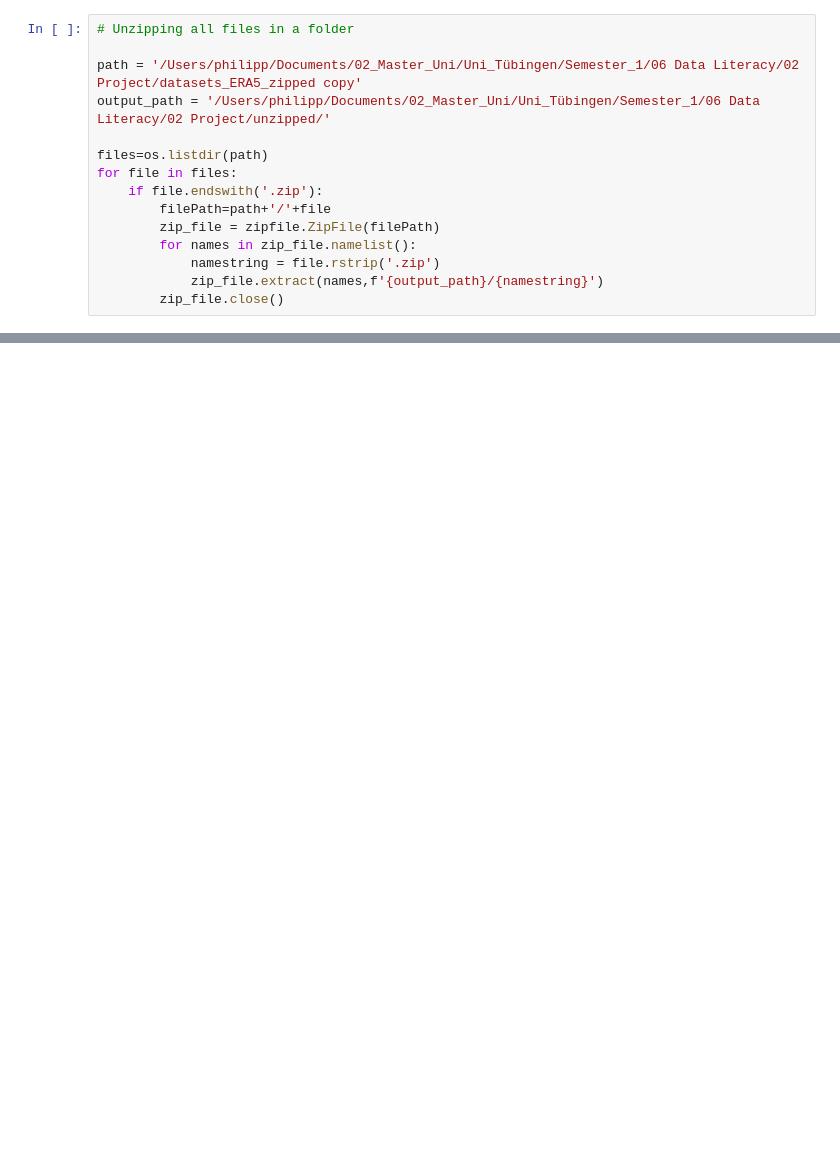
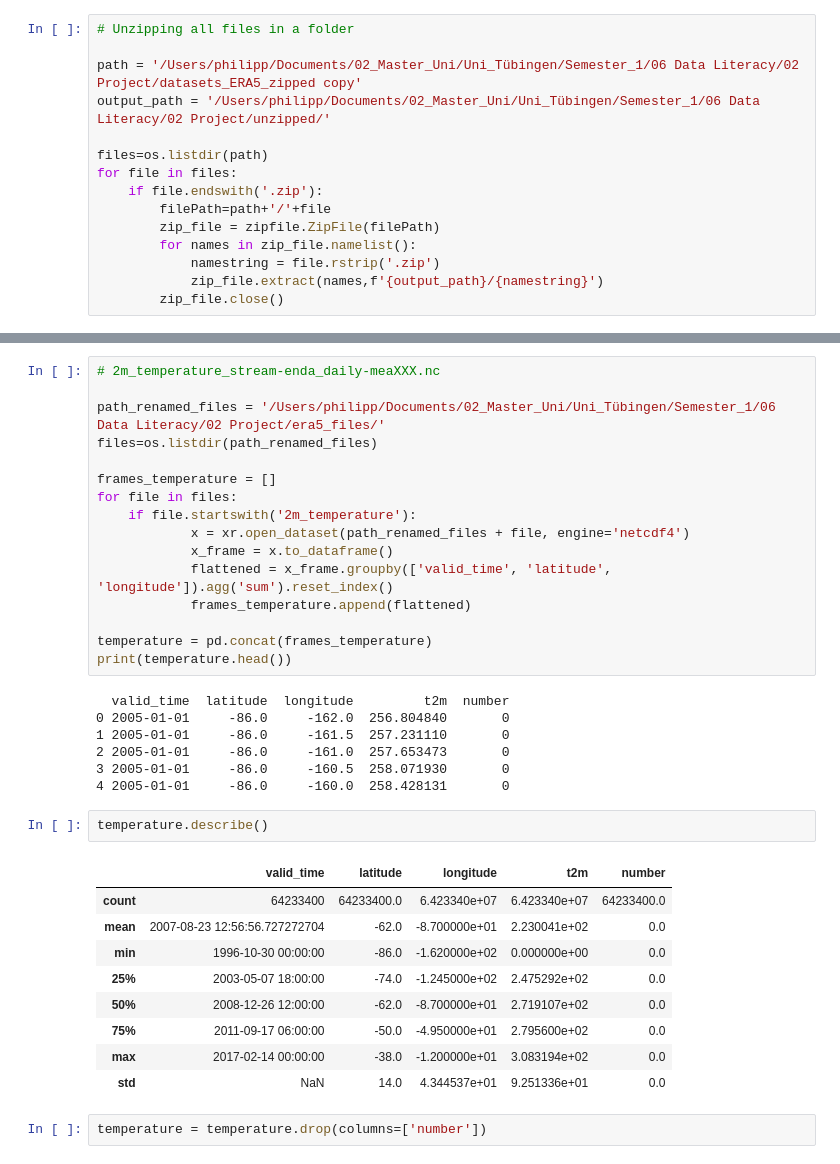
Before and after one commit to lennartp03/projectP, a Jupyter notebook: era5_datasets/era5_datasets_prep.ipynb, the cells around one changed output, grey strips where cells are left out. Saved outputs shown, nothing was run; the diff lists cells and outputs as text; blank space fills up the shorter version.

```diff
--- a/era5_datasets/era5_datasets_prep.ipynb
+++ b/era5_datasets/era5_datasets_prep.ipynb
@@ -33,0 +155,37 @@ for folder in folders:
+# %%
+# 2m_temperature_stream-enda_daily-meaXXX.nc
+
+path_renamed_files = '/Users/philipp/Documents/02_Master_Uni/Uni_Tübingen/Semester_1/06 Data Literacy/02 Project/era5_files/'
+files=os.listdir(path_renamed_files)
+
+frames_temperature = []
+for file in files:
+    if file.startswith('2m_temperature'):
+            x = xr.open_dataset(path_renamed_files + file, engine='netcdf4')
+            x_frame = x.to_dataframe()
+            flattened = x_frame.groupby(['valid_time', 'latitude', 'longitude']).agg('sum').reset_index()
+            frames_temperature.append(flattened)
+
+temperature = pd.concat(frames_temperature)
+print(temperature.head())
+# %% [output]
+  valid_time  latitude  longitude         t2m  number
+0 2005-01-01     -86.0     -162.0  256.804840       0
+1 2005-01-01     -86.0     -161.5  257.231110       0
+2 2005-01-01     -86.0     -161.0  257.653473       0
+3 2005-01-01     -86.0     -160.5  258.071930       0
+4 2005-01-01     -86.0     -160.0  258.428131       0
+# %%
+temperature.describe()
+# %% [output]
+|  | valid_time | latitude | longitude | t2m | number |
+| count | 64233400 | 64233400.0 | 6.423340e+07 | 6.423340e+07 | 64233400.0 |
+| mean | 2007-08-23 12:56:56.727272704 | -62.0 | -8.700000e+01 | 2.230041e+02 | 0.0 |
+| min | 1996-10-30 00:00:00 | -86.0 | -1.620000e+02 | 0.000000e+00 | 0.0 |
+| 25% | 2003-05-07 18:00:00 | -74.0 | -1.245000e+02 | 2.475292e+02 | 0.0 |
+| 50% | 2008-12-26 12:00:00 | -62.0 | -8.700000e+01 | 2.719107e+02 | 0.0 |
+| 75% | 2011-09-17 06:00:00 | -50.0 | -4.950000e+01 | 2.795600e+02 | 0.0 |
+| max | 2017-02-14 00:00:00 | -38.0 | -1.200000e+01 | 3.083194e+02 | 0.0 |
+| std | NaN | 14.0 | 4.344537e+01 | 9.251336e+01 | 0.0 |
+# %%
+temperature = temperature.drop(columns=['number'])
```
Also changed, not shown: parts of 13 cells of this notebook.
